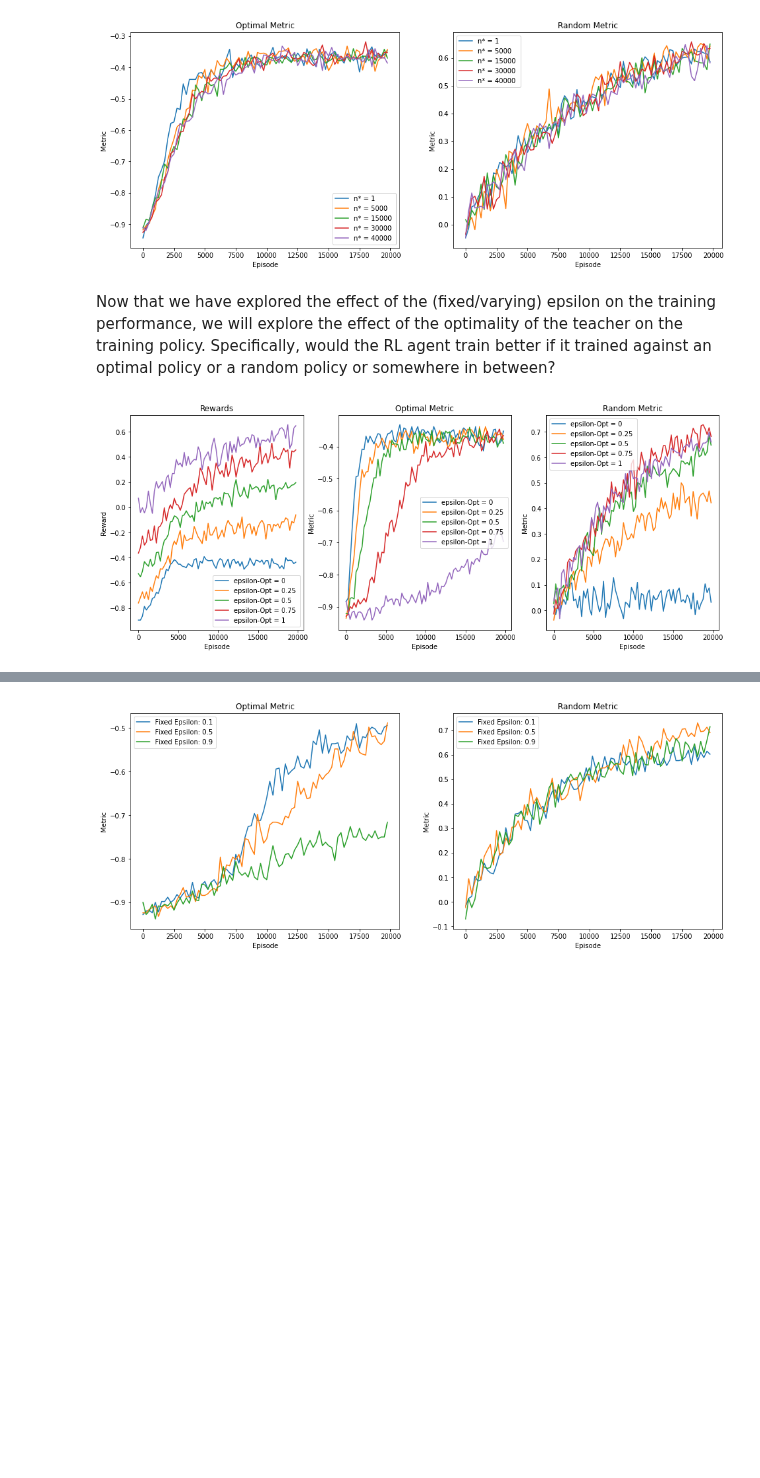
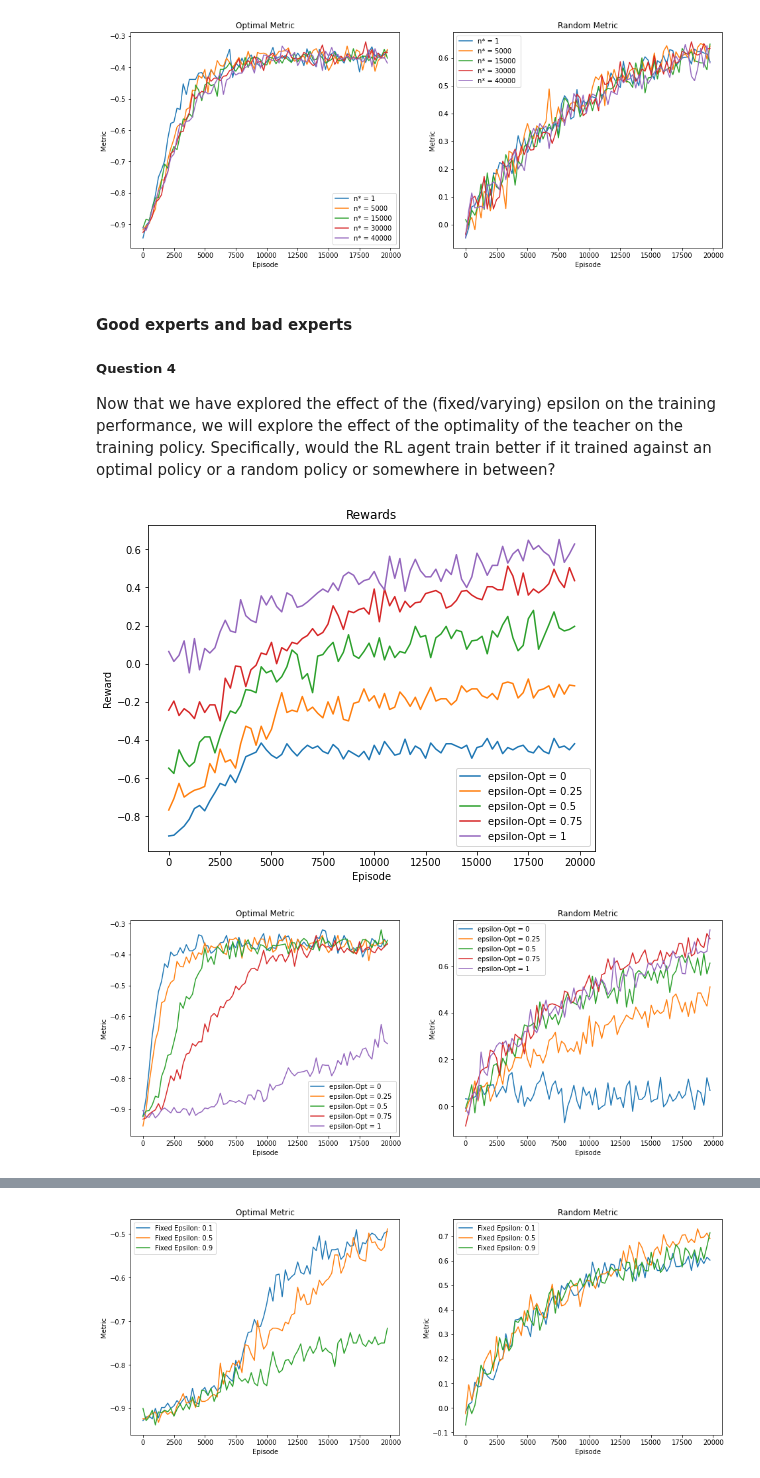
Before and after one commit to mikqs/rl-tic-tac-toe, a Jupyter notebook: 322190_325932.ipynb, the cells around one changed output, grey strips where cells are left out. Saved outputs shown, nothing was run; the diff lists cells and outputs as text; code cells hidden in the pictures; blank space fills up the shorter version.

```diff
--- a/322190_325932.ipynb
+++ b/322190_325932.ipynb
@@ -394,7 +397,7 @@ number_of_episodes = 20000
 environment = TictactoeEnv()
 
 # plots
-fig,ax = plt.subplots()
+fig,ax = plt.subplots(figsize=(8, 6))
 plt.title("Training with fixed epsilon")
 
 # List of epsilons to try
@@ -440,32 +446,36 @@ for number_of_exploratory_games in list_of_number_of_exploratory_games:
 [figure]
 [figure]
 # %% [markdown]
+#### Good experts and bad experts
+##### Question 4
 Now that we have explored the effect of the (fixed/varying) epsilon on the training performance, we will explore the effect of the optimality of the teacher on the training policy. Specifically, would the RL agent train better if it trained against an optimal policy or a random policy or somewhere in between?
 # %%
 # Train with various Optimal level of the Agent for the optimal n* = 5000 (Question 4).
 
 # RL Hyper-params
 number_of_episodes = 20000
 epsilon_min,epsilon_max = 0.1, 0.8
 number_of_exploratory_games = 5000
 epsilon = lambda n: max(epsilon_min, epsilon_max*(1-(n/number_of_exploratory_games)))
 
 # Environment
 environment = TictactoeEnv()
 
 # Plot
-fig, axes = plt.subplots(1,3,figsize=(16,6))
-axes[0].set_title("Rewards")
-axes[1].set_title("Optimal Metric")
-axes[2].set_title("Random Metric")
+fig,ax = plt.subplots(figsize=(8,6))
+plt.title("Rewards")
+fig, axes = plt.subplots(1,2,figsize=(16,6))
+axes[0].set_title("Optimal Metric")
+axes[1].set_title("Random Metric")
 
 list_of_optimal_levels = [0,0.25,0.5,0.75,1]
 for optimal_level in list_of_optimal_levels:
     # Train and get the rewards, M_opt, M_rand for a different optimality levels of the teacher
     player_rl_agent, rewards, m_opt, m_rand = train_rl_agent_qlearning(environment, number_of_episodes=number_of_episodes, optimal_level=optimal_level,epsilon=epsilon, test_episode=250)
-    plot_rewards(number_of_episodes,rewards, axes[0], label = f"epsilon-Opt = {optimal_level} ")
-    plot_metrics(number_of_episodes,m_opt, axes[1], label = f"epsilon-Opt = {optimal_level} ")
-    plot_metrics(number_of_episodes,m_rand, axes[2], label = f"epsilon-Opt = {optimal_level} ")
+    plot_rewards(number_of_episodes,rewards, ax, label = f"epsilon-Opt = {optimal_level} ")
+    plot_metrics(number_of_episodes,m_opt, axes[0], label = f"epsilon-Opt = {optimal_level} ")
+    plot_metrics(number_of_episodes,m_rand, axes[1], label = f"epsilon-Opt = {optimal_level} ")
 # %% [output]
-[figure, old version]
+[figure, new version]
+[figure, added]
 # %% [markdown]
```
Also changed, not shown: parts of 10 cells of this notebook.
